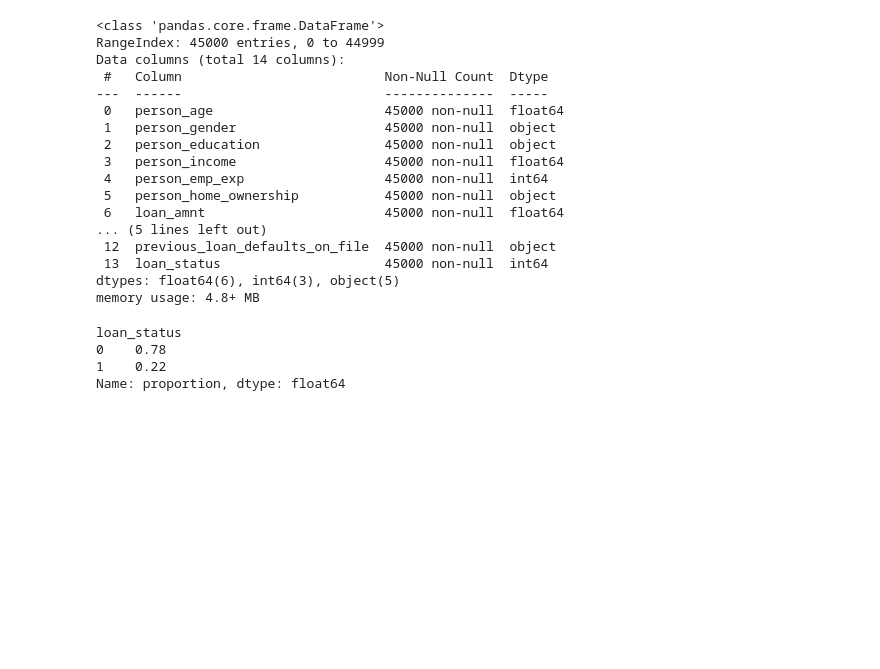
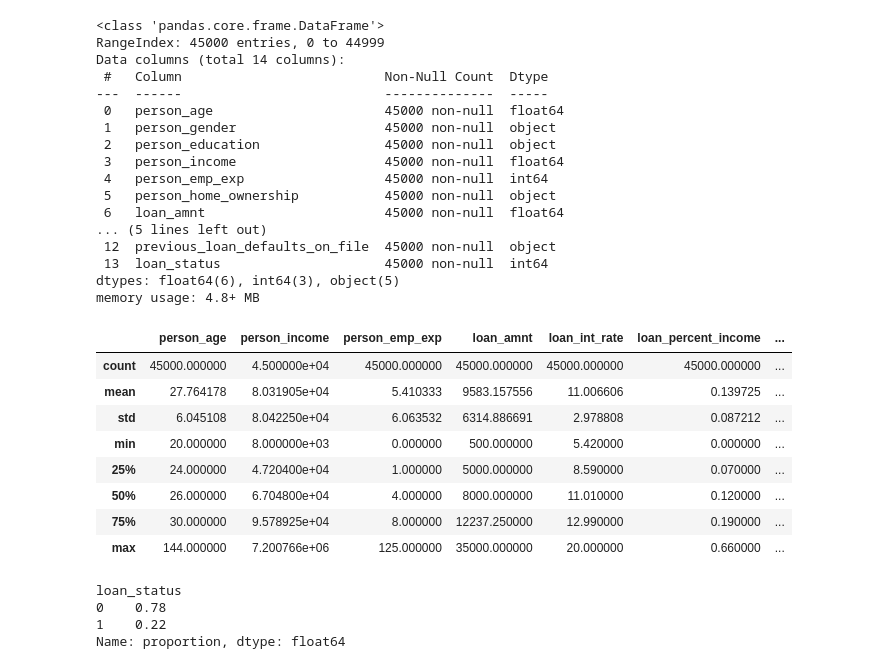
Before and after one commit to gh4rris/loan_approval_ml, a Jupyter notebook: notebooks/01_eda.ipynb, the cells around one changed output. Saved outputs shown, nothing was run; the diff lists cells and outputs as text; code cells hidden in the pictures; blank space fills up the shorter version.

```diff
--- a/notebooks/01_eda.ipynb
+++ b/notebooks/01_eda.ipynb
@@ -35,6 +35,19 @@ Data columns (total 14 columns):
  13  loan_status                     45000 non-null  int64
 dtypes: float64(6), int64(3), object(5)
 memory usage: 4.8+ MB
+# %%
+# describe numerical features
+loans.describe()
+# %% [output]
+|  | person_age | person_income | person_emp_exp | loan_amnt | loan_int_rate | loan_percent_income | ... |
+| count | 45000.000000 | 4.500000e+04 | 45000.000000 | 45000.000000 | 45000.000000 | 45000.000000 | ... |
+| mean | 27.764178 | 8.031905e+04 | 5.410333 | 9583.157556 | 11.006606 | 0.139725 | ... |
+| std | 6.045108 | 8.042250e+04 | 6.063532 | 6314.886691 | 2.978808 | 0.087212 | ... |
+| min | 20.000000 | 8.000000e+03 | 0.000000 | 500.000000 | 5.420000 | 0.000000 | ... |
+| 25% | 24.000000 | 4.720400e+04 | 1.000000 | 5000.000000 | 8.590000 | 0.070000 | ... |
+| 50% | 26.000000 | 6.704800e+04 | 4.000000 | 8000.000000 | 11.010000 | 0.120000 | ... |
+| 75% | 30.000000 | 9.578925e+04 | 8.000000 | 12237.250000 | 12.990000 | 0.190000 | ... |
+| max | 144.000000 | 7.200766e+06 | 125.000000 | 35000.000000 | 20.000000 | 0.660000 | ... |
 # %%
 # compare approved(1)/not approved(0) proportions
 loans["loan_status"].value_counts(normalize=True).round(2)
```
Also changed, not shown: 15 other files.
